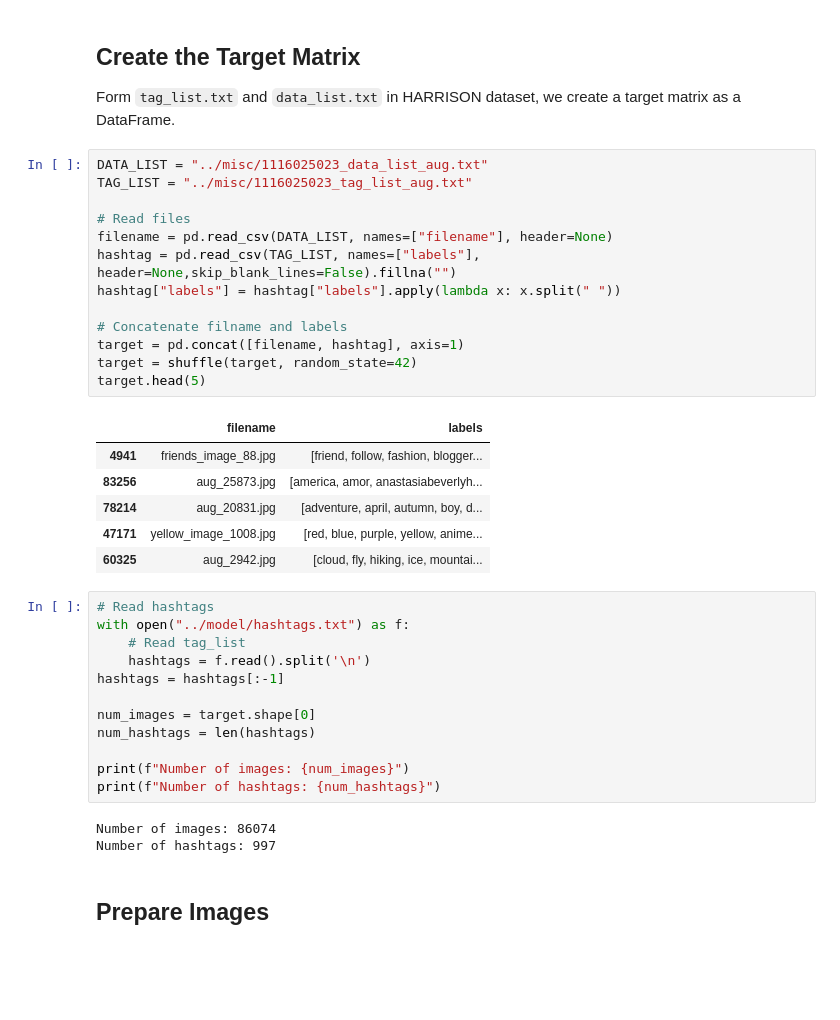
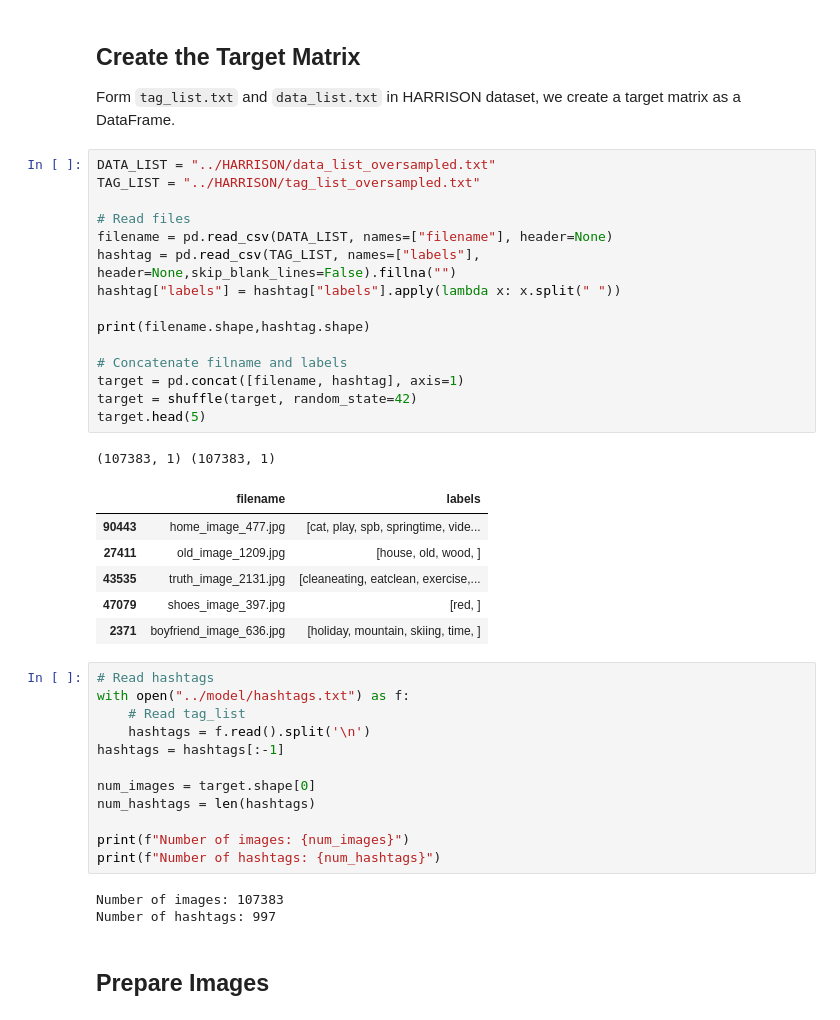
Before and after one commit to tomerlaufer123/cs130Project, a Jupyter notebook: model_development/notebooks/5-single-output-model.ipynb, the cells around one changed output. Saved outputs shown, nothing was run; the diff lists cells and outputs as text; blank space fills up the shorter version.

````diff
--- a/model_development/notebooks/5-single-output-model.ipynb
+++ b/model_development/notebooks/5-single-output-model.ipynb
@@ -28,25 +30,28 @@ from utils import destination, show_images
 ## Create the Target Matrix
 Form ```tag_list.txt``` and ```data_list.txt``` in HARRISON dataset, we create a target matrix as a DataFrame.
 # %%
-DATA_LIST = "../misc/1116025023_data_list_aug.txt"
-TAG_LIST = "../misc/1116025023_tag_list_aug.txt"
+DATA_LIST = "../HARRISON/data_list_oversampled.txt"
+TAG_LIST = "../HARRISON/tag_list_oversampled.txt"
 
 # Read files
 filename = pd.read_csv(DATA_LIST, names=["filename"], header=None)
 hashtag = pd.read_csv(TAG_LIST, names=["labels"], header=None,skip_blank_lines=False).fillna("")
 hashtag["labels"] = hashtag["labels"].apply(lambda x: x.split(" "))
 
+print(filename.shape,hashtag.shape)
+
 # Concatenate filname and labels
 target = pd.concat([filename, hashtag], axis=1)
 target = shuffle(target, random_state=42)
 target.head(5)
 # %% [output]
+(107383, 1) (107383, 1)
 |  | filename | labels |
-| 4941 | friends_image_88.jpg | [friend, follow, fashion, blogger... |
-| 83256 | aug_25873.jpg | [america, amor, anastasiabeverlyh... |
-| 78214 | aug_20831.jpg | [adventure, april, autumn, boy, d... |
-| 47171 | yellow_image_1008.jpg | [red, blue, purple, yellow, anime... |
-| 60325 | aug_2942.jpg | [cloud, fly, hiking, ice, mountai... |
+| 90443 | home_image_477.jpg | [cat, play, spb, springtime, vide... |
+| 27411 | old_image_1209.jpg | [house, old, wood, ] |
+| 43535 | truth_image_2131.jpg | [cleaneating, eatclean, exercise,... |
+| 47079 | shoes_image_397.jpg | [red, ] |
+| 2371 | boyfriend_image_636.jpg | [holiday, mountain, skiing, time, ] |
 # %%
 # Read hashtags
 with open("../model/hashtags.txt") as f:
@@ -60,7 +65,7 @@ num_hashtags = len(hashtags)
 print(f"Number of images: {num_images}")
 print(f"Number of hashtags: {num_hashtags}")
 # %% [output]
-Number of images: 86074
+Number of images: 107383
 Number of hashtags: 997
 # %% [markdown]
 ## Prepare Images
````
Also changed, not shown: parts of 9 cells of this notebook, 4 other files.
